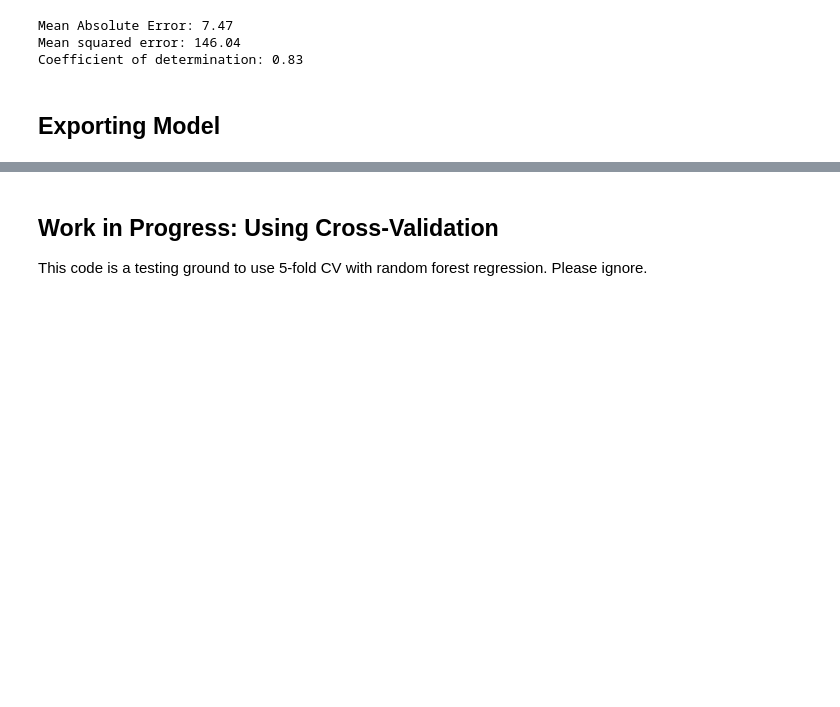
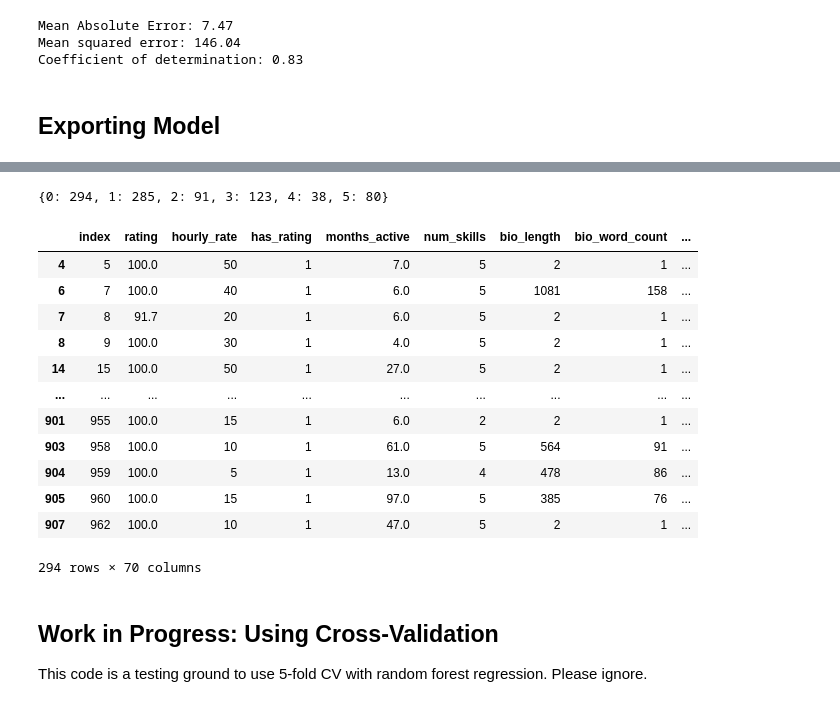
Before and after one commit to lmgibson/MyRate, a Jupyter notebook: notebooks/model_training.ipynb, the cells around one changed output, grey strips where cells are left out. Cells and saved outputs as stored; diff of their text form; code cells hidden in the pictures; blank space fills up the shorter version.

```diff
--- a/notebooks/model_training.ipynb
+++ b/notebooks/model_training.ipynb
@@ -122,0 +172,16 @@ pickle.dump(rf, open(filename, 'wb'))
+# %%
+kmode = KModes(n_clusters=6, init='Huang', verbose=0)
+clusters = kmode.fit_predict(X)
+
+kmodes = kmode.cluster_centroids_
+shape = kmodes.shape
+
+for i in range(shape[0]):
+    if sum(kmodes[i, :]) == 0:
+        print("\ncluster " + str(i) + ": ")
+        print("no-skills cluster")
+    else:
+        print("\ncluster " + str(i) + ": ")
+        cent = kmodes[i, :]
+        for j in analysis_dt.columns[np.nonzero(cent)]:
+            print(j)
@@ -123,3 +206,28 @@ pickle.dump(rf, open(filename, 'wb'))
+# %%
+clust_assigned = kmode.predict(X)
+# %%
+unique, counts = np.unique(clust_assigned, return_counts=True)
+dict(zip(unique, counts))
+# %% [output]
+{0: 294, 1: 285, 2: 91, 3: 123, 4: 38, 5: 80}
+# %%
+analysis_dt['cluster'] = list(clust_assigned)
+# %%
+analysis_dt[analysis_dt.cluster == 0]
+# %% [output]
+|  | index | rating | hourly_rate | has_rating | months_active | num_skills | bio_length | bio_word_count | ... |
+| 4 | 5 | 100.0 | 50 | 1 | 7.0 | 5 | 2 | 1 | ... |
+| 6 | 7 | 100.0 | 40 | 1 | 6.0 | 5 | 1081 | 158 | ... |
+| 7 | 8 | 91.7 | 20 | 1 | 6.0 | 5 | 2 | 1 | ... |
+| 8 | 9 | 100.0 | 30 | 1 | 4.0 | 5 | 2 | 1 | ... |
+| 14 | 15 | 100.0 | 50 | 1 | 27.0 | 5 | 2 | 1 | ... |
+| ... | ... | ... | ... | ... | ... | ... | ... | ... | ... |
+| 901 | 955 | 100.0 | 15 | 1 | 6.0 | 2 | 2 | 1 | ... |
+| 903 | 958 | 100.0 | 10 | 1 | 61.0 | 5 | 564 | 91 | ... |
+| 904 | 959 | 100.0 | 5 | 1 | 13.0 | 4 | 478 | 86 | ... |
+| 905 | 960 | 100.0 | 15 | 1 | 97.0 | 5 | 385 | 76 | ... |
+| 907 | 962 | 100.0 | 10 | 1 | 47.0 | 5 | 2 | 1 | ... |
+294 rows × 70 columns
 # %% [markdown]
 ## Work in Progress: Using Cross-Validation
 
```
Also changed, not shown: parts of 7 cells of this notebook, 1 other file.
